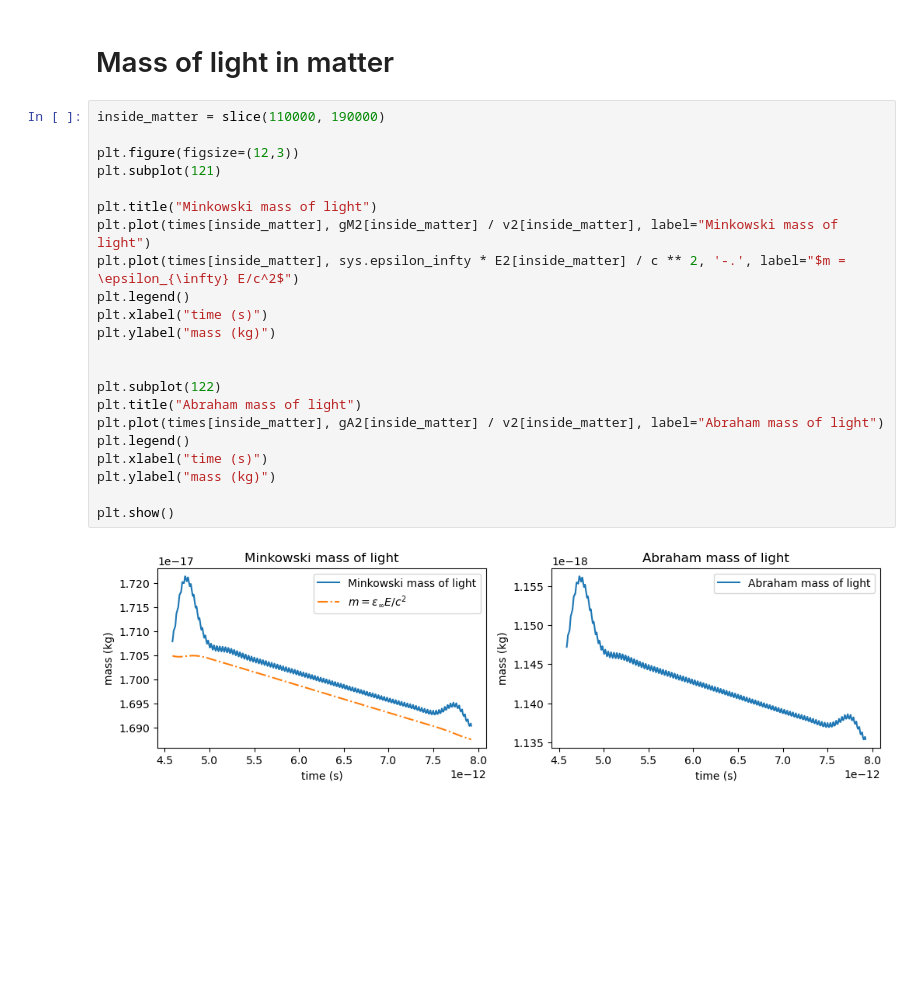
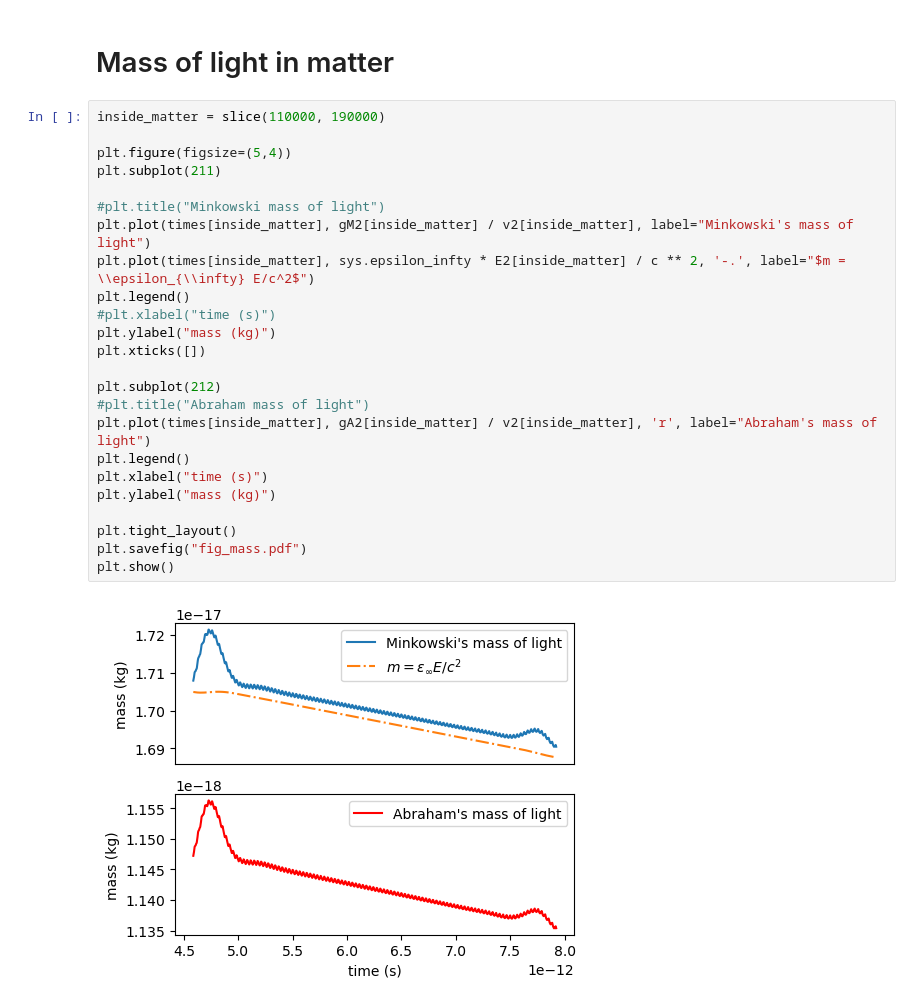
Before and after one commit to dibondar/BeyondEffectiveMass, a Jupyter notebook: mass of light pulse propagation in InSb.ipynb, the cells around one changed output. Saved outputs shown, nothing was run; the diff lists cells and outputs as text; blank space fills up the shorter version.

```diff
--- a/mass of light pulse propagation in InSb.ipynb
+++ b/mass of light pulse propagation in InSb.ipynb
@@ -214,24 +216,26 @@ plt.show()
 # %%
 inside_matter = slice(110000, 190000)
 
-plt.figure(figsize=(12,3))
-plt.subplot(121)
+plt.figure(figsize=(5,4))
+plt.subplot(211)
 
-plt.title("Minkowski mass of light")
-plt.plot(times[inside_matter], gM2[inside_matter] / v2[inside_matter], label="Minkowski mass of light")
-plt.plot(times[inside_matter], sys.epsilon_infty * E2[inside_matter] / c ** 2, '-.', label="$m = \epsilon_{\infty} E/c^2$")
+#plt.title("Minkowski mass of light")
+plt.plot(times[inside_matter], gM2[inside_matter] / v2[inside_matter], label="Minkowski's mass of light")
+plt.plot(times[inside_matter], sys.epsilon_infty * E2[inside_matter] / c ** 2, '-.', label="$m = \\epsilon_{\\infty} E/c^2$")
+plt.legend()
+#plt.xlabel("time (s)")
+plt.ylabel("mass (kg)")
+plt.xticks([])
+
+plt.subplot(212)
+#plt.title("Abraham mass of light")
+plt.plot(times[inside_matter], gA2[inside_matter] / v2[inside_matter], 'r', label="Abraham's mass of light")
 plt.legend()
 plt.xlabel("time (s)")
 plt.ylabel("mass (kg)")
 
-
-plt.subplot(122)
-plt.title("Abraham mass of light")
-plt.plot(times[inside_matter], gA2[inside_matter] / v2[inside_matter], label="Abraham mass of light")
-plt.legend()
-plt.xlabel("time (s)")
-plt.ylabel("mass (kg)")
-
+plt.tight_layout()
+plt.savefig("fig_mass.pdf")
 plt.show()
 # %% [output]
-[figure, old version]
+[figure, new version]
```
Also changed, not shown: parts of 1 cell of this notebook.
